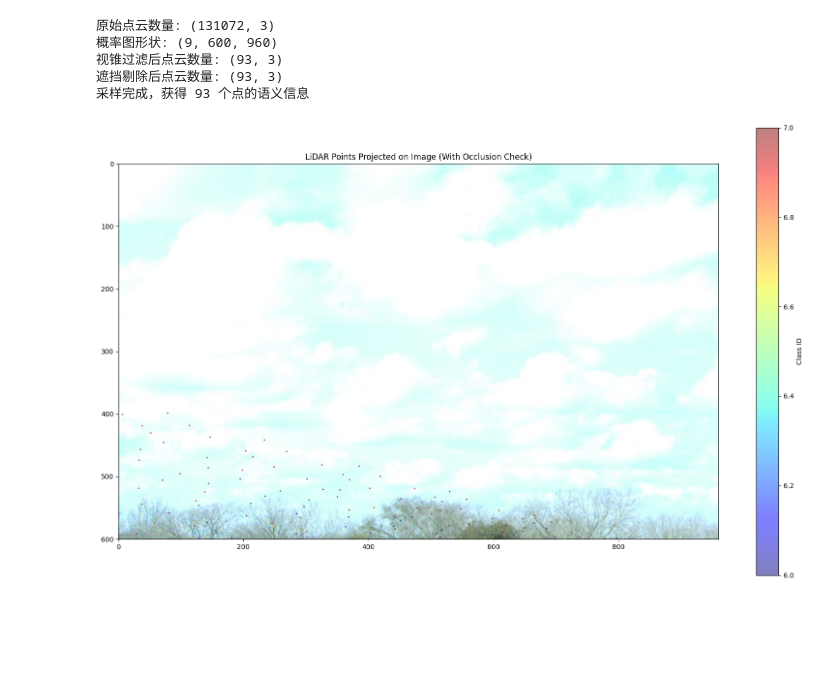
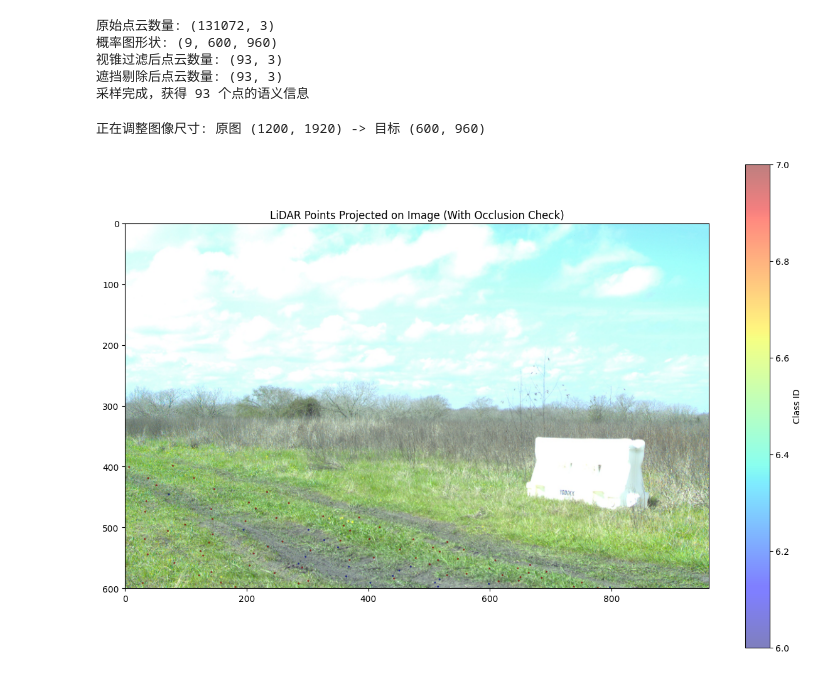
Before and after one commit to xzy2022/EvSemMap, a Jupyter notebook: notebbooks/01_Frame_Fusion_and_Sampling.ipynb, the cells around one changed output. Saved outputs shown, nothing was run; the diff lists cells and outputs as text; code cells hidden in the pictures; blank space fills up the shorter version.

```diff
--- a/notebbooks/01_Frame_Fusion_and_Sampling.ipynb
+++ b/notebbooks/01_Frame_Fusion_and_Sampling.ipynb
@@ -64,6 +64,12 @@ lidar_file = os.path.join(RELLIS_ROOT, SEQ_ID, 'os1_cloud_node_kitti_bin', f"{FR
 npy_pattern = os.path.join(INFERENCE_DIR, SEQ_ID, f"frame{FRAME_ID}-*.npy")
 npy_files = glob.glob(npy_pattern)
 
+if len(npy_files) > 0:
+    prob_map_file = npy_files[0]
+else:
+    print(f"警告: 未找到图像文件: {npy_pattern}")
+    prob_map_file = None
+
 # --- 4. 标定文件路径 ---
 camera_info_file = os.path.join(RELLIS_ROOT, 'Rellis_3D_cam_intrinsic', 'Rellis-3D', SEQ_ID, 'camera_info.txt')
 if not os.path.exists(camera_info_file):
@@ -180,7 +186,7 @@ def handle_occlusion(img_points, cam_points, raw_points, img_size):
     # 映射回原始数组的下标
     final_indices = sort_idx[best_indices_in_sorted]
 
-    return final_indices
+    return np.arange(len(img_points))
 # %%
 # 1. 加载数据
 
@@ -233,22 +239,28 @@ print(f"采样完成，获得 {points_probs.shape[0]} 个点的语义信息")
 # %%
 # 加载原始图像
 if img_file and os.path.exists(img_file):
     image = cv2.imread(img_file)
     image = cv2.cvtColor(image, cv2.COLOR_BGR2RGB)
+    if image.shape[0] != H or image.shape[1] != W:
+        print(f"正在调整图像尺寸: 原图 {image.shape[:2]} -> 目标 {(H, W)}")
+        # cv2.resize 接受 (width, height)
+        image = cv2.resize(image, (W, H), interpolation=cv2.INTER_LINEAR)
 
-    plt.figure(figsize=(20, 12))
+    plt.figure(figsize=(15, 10)) # 调整画布大小
     plt.imshow(image)
+
 
     # 绘制点云
     # 使用 points_labels 作为颜色映射
     # Rellis-3D 通常有 20 个类别，我们用 jet colormap
     sc = plt.scatter(valid_img_pts[:, 0], valid_img_pts[:, 1], c=points_labels, s=2, cmap='jet', alpha=0.5)
     plt.colorbar(sc, label='Class ID')
     plt.title("LiDAR Points Projected on Image (With Occlusion Check)")
     plt.xlim(0, W)
     plt.ylim(H, 0) # 图像坐标系 Y 轴向下
     plt.show()
 else:
     print("未找到图像文件，无法进行叠加可视化。")
 # %% [output]
+正在调整图像尺寸: 原图 (1200, 1920) -> 目标 (600, 960)
-[figure, old version]
+[figure, new version]
```
